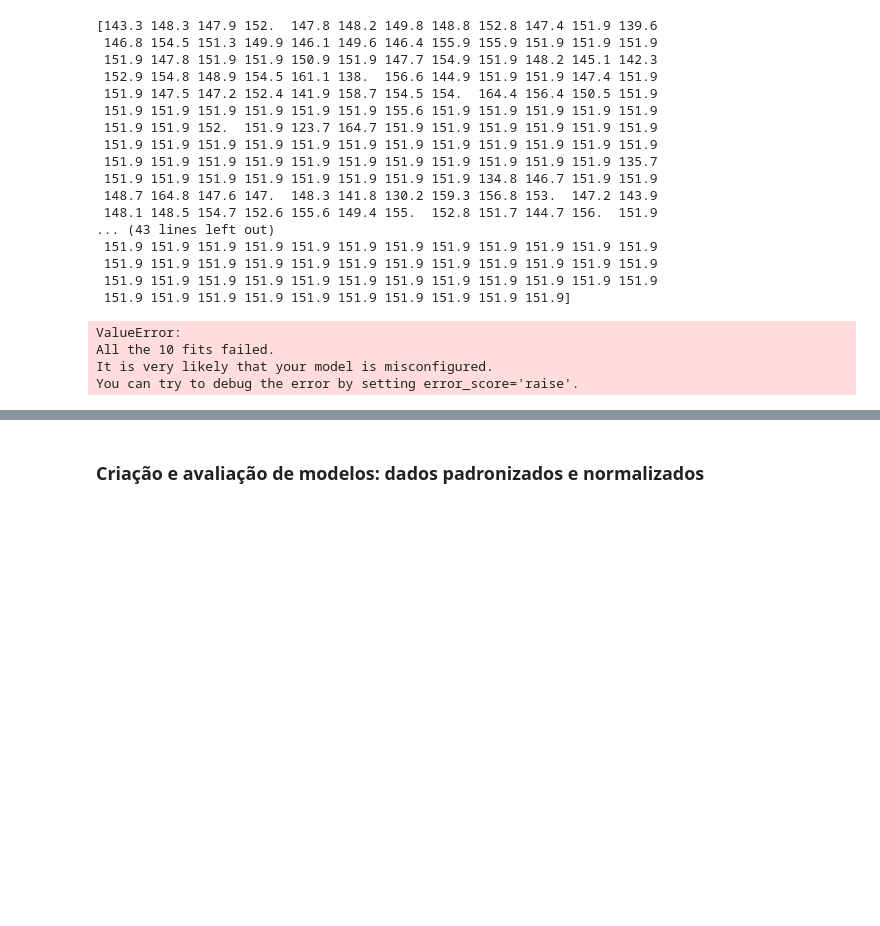
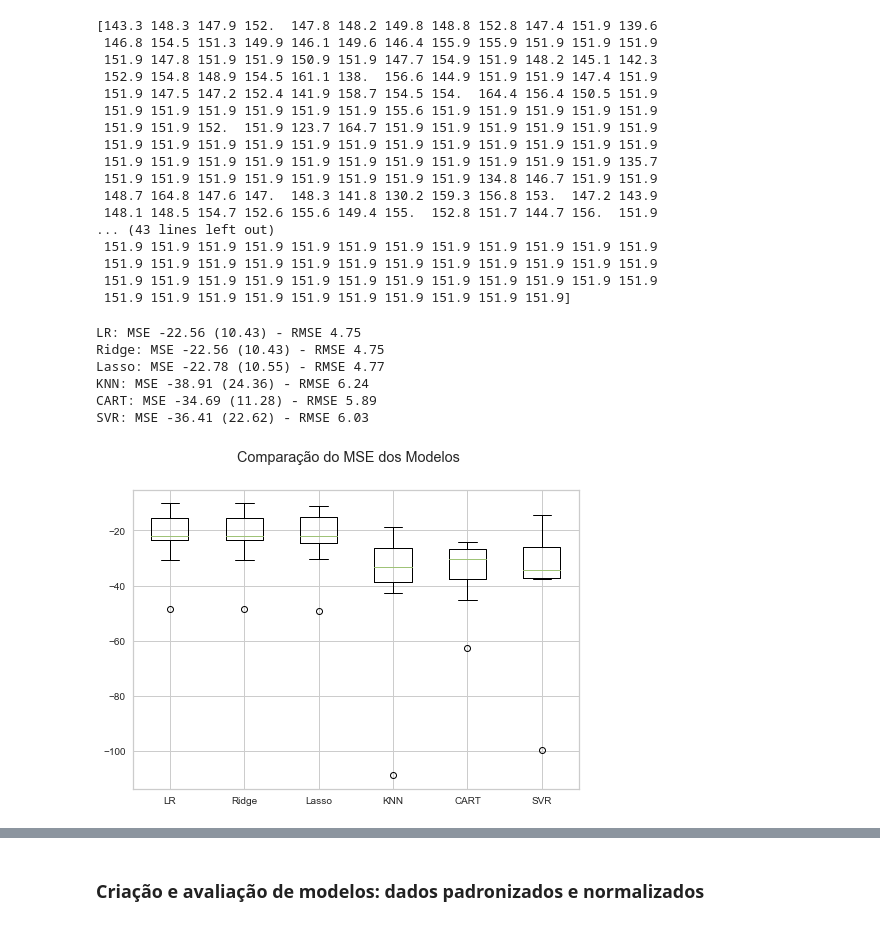
Before and after one commit to tal-rsg/3-MVP, a Jupyter notebook: mvp_machineLearning.ipynb, the cells around one changed output, grey strips where cells are left out. Drawn from its saved outputs; the diff is of its cells as text; code cells hidden in the pictures; blank space fills up the shorter version.

```diff
--- a/mvp_machineLearning.ipynb
+++ b/mvp_machineLearning.ipynb
@@ -240,7 +242,7 @@ array = df_stravatrain.values
 #X = array[:,0:12] # atributos
 y = array[:,12] # classe (target)
 
-X_train, X_test, y_train, y_test = train_test_split(rescaledX, y, test_size=0.20, random_state=7) # faz a divisão
+X_train, X_test, y_train, y_test = train_test_split(X, y, test_size=0.20, random_state=7) # faz a divisão
 
 # Criando os folds para a validação cruzada
 num_particoes = 10 # número de folds da validação cruzada
@@ -268,37 +270,42 @@ print(y)
 # %%
 # Modelagem
 
 # Definindo uma seed global para esta célula de código
-np.random.seed(3)
+np.random.seed(7)
 
 # Listas para armazenar os modelos, os resultados e os nomes dos modelos
 models = []
 results = []
 names = []
 
 # Preparando os modelos e adicionando-os em uma lista
-models.append(('KNN', KNeighborsClassifier()))
-models.append(('CART', DecisionTreeClassifier()))
-models.append(('NB', GaussianNB()))
-models.append(('SVM', SVC()))
+models.append(('LR', LinearRegression()))
+models.append(('Ridge', Ridge()))
+models.append(('Lasso', Lasso()))
+models.append(('KNN', KNeighborsRegressor()))
+models.append(('CART', DecisionTreeRegressor()))
+models.append(('SVR', SVR()))
 
 # Avaliando um modelo por vez
 for name, model in models:
   cv_results = cross_val_score(model, X_train, y_train, cv=kfold, scoring='neg_mean_squared_error')
   results.append(cv_results)
   names.append(name)
-  msg = "%s: %f (%f)" % (name, cv_results.mean(), cv_results.std()) # média e desvio padrão dos 10 resultados da validação cruzada
+  msg = "%s: MSE %0.2f (%0.2f) - RMSE %0.2F" % (name, cv_results.mean(), cv_results.std(), np.sqrt(abs(cv_results.mean()))) # média e desvio padrão dos 10 resultados da validação cruzada
   print(msg)
 
 # Boxplot de comparação dos modelos
 fig = plt.figure()
-fig.suptitle('Comparação da Acurácia dos Modelos')
+fig.suptitle('Comparação do MSE dos Modelos')
 ax = fig.add_subplot(111)
 plt.boxplot(results)
 ax.set_xticklabels(names)
 plt.show()
 # %% [output]
-ValueError:
-All the 10 fits failed.
-It is very likely that your model is misconfigured.
-You can try to debug the error by setting error_score='raise'.
+LR: MSE -22.56 (10.43) - RMSE 4.75
+Ridge: MSE -22.56 (10.43) - RMSE 4.75
+Lasso: MSE -22.78 (10.55) - RMSE 4.77
+KNN: MSE -38.91 (24.36) - RMSE 6.24
+CART: MSE -34.69 (11.28) - RMSE 5.89
+SVR: MSE -36.41 (22.62) - RMSE 6.03
+[figure, added]
```
Also changed, not shown: parts of 10 cells of this notebook.
